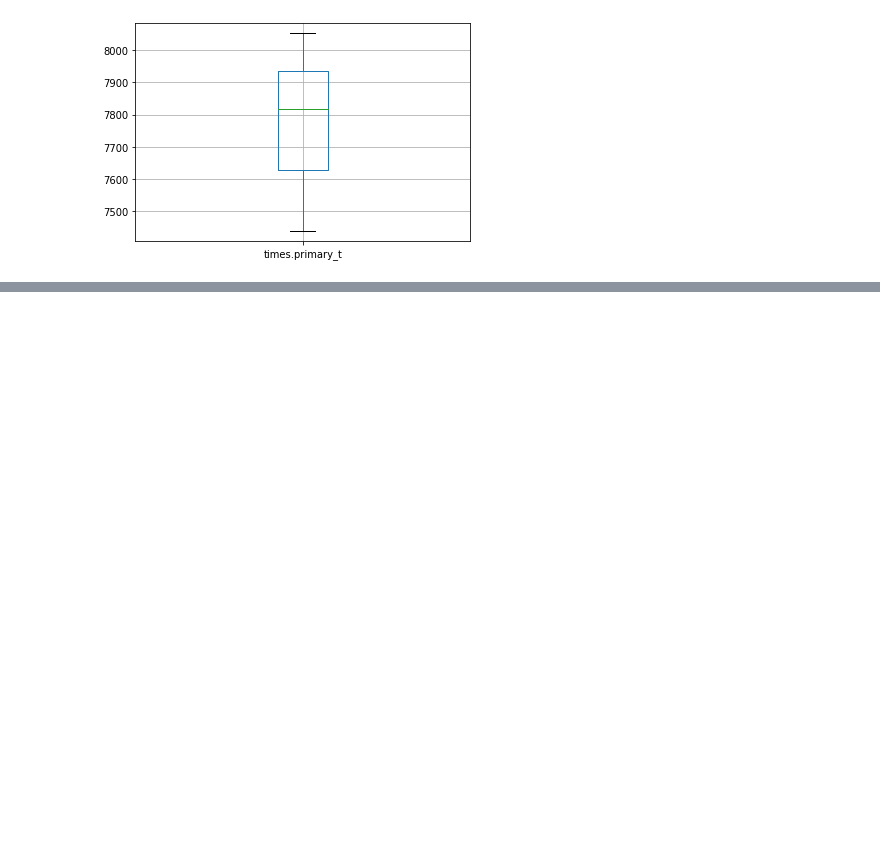
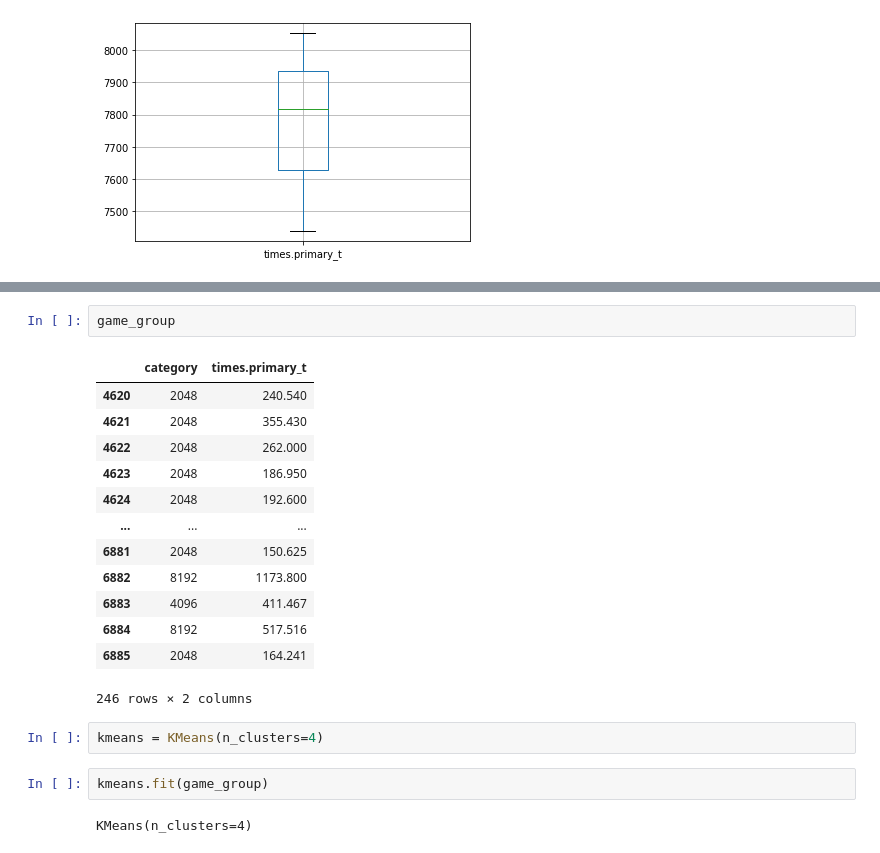
Before and after one commit to CiroGomess/speedrun, a Jupyter notebook: projeto_final.ipynb, the cells around one changed output, grey strips where cells are left out. Drawn from its saved outputs; the diff is of its cells as text; blank space fills up the shorter version.

```diff
--- a/projeto_final.ipynb
+++ b/projeto_final.ipynb
@@ -209,0 +219,22 @@ str
+# %%
+game_group
+# %% [output]
+|  | category | times.primary_t |
+| 4620 | 2048 | 240.540 |
+| 4621 | 2048 | 355.430 |
+| 4622 | 2048 | 262.000 |
+| 4623 | 2048 | 186.950 |
+| 4624 | 2048 | 192.600 |
+| ... | ... | ... |
+| 6881 | 2048 | 150.625 |
+| 6882 | 8192 | 1173.800 |
+| 6883 | 4096 | 411.467 |
+| 6884 | 8192 | 517.516 |
+| 6885 | 2048 | 164.241 |
+246 rows × 2 columns
+# %%
+kmeans = KMeans(n_clusters=4)
+# %%
+kmeans.fit(game_group)
+# %% [output]
+KMeans(n_clusters=4)
```
Also changed, not shown: parts of 15 cells of this notebook.
